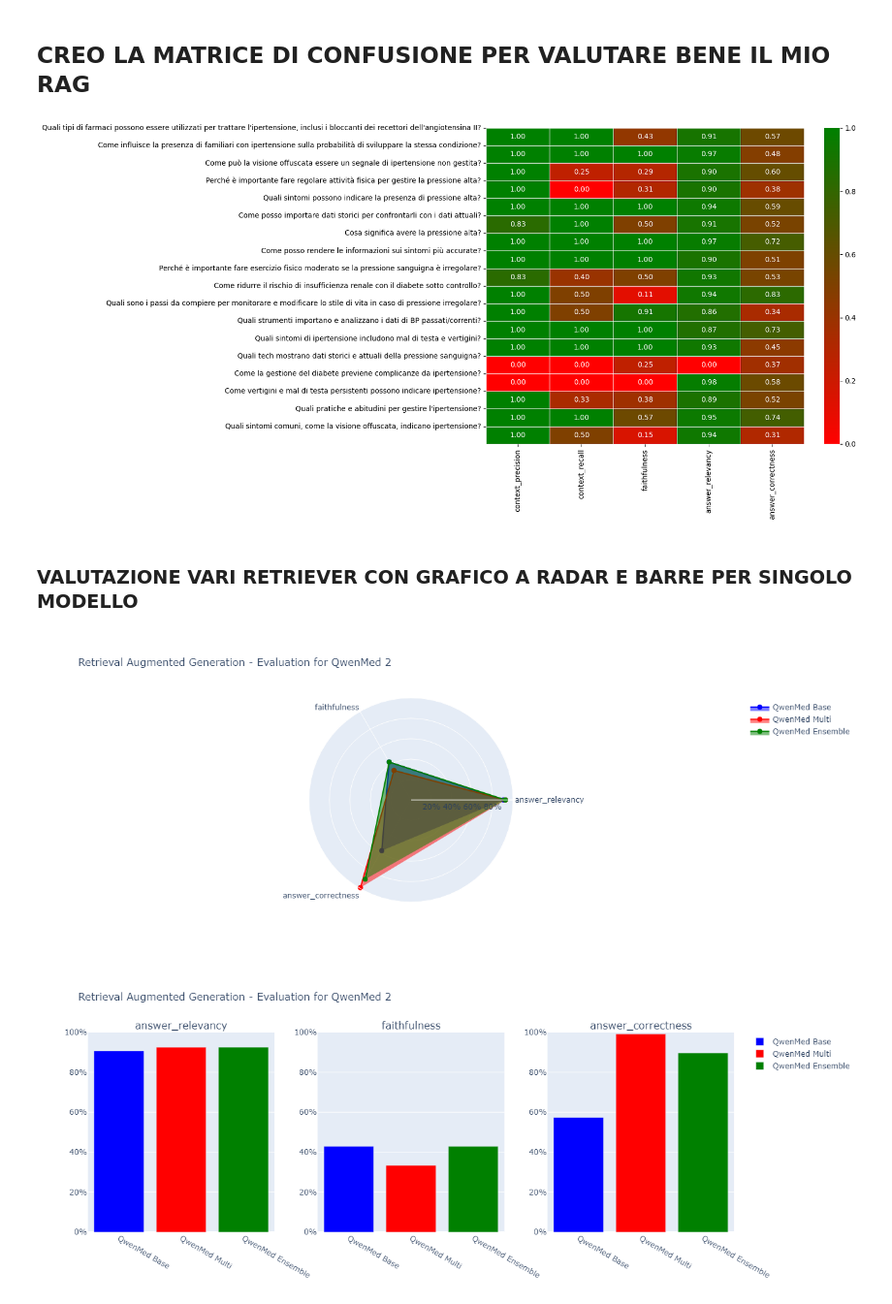
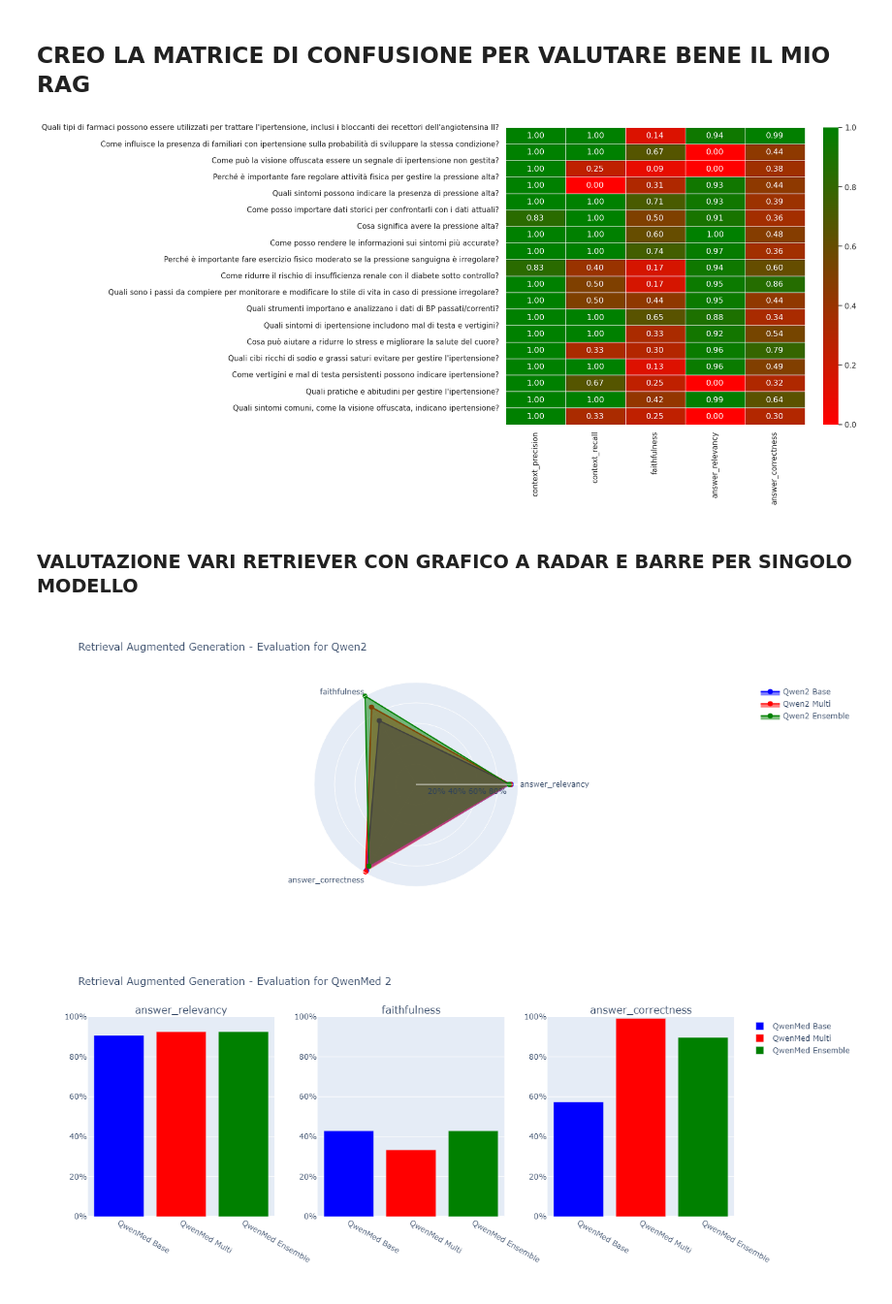
Before and after one commit to mbesep/Tesi-Magistrale-RAG, a Jupyter notebook: RAGAS definitivo.ipynb, the cells around one changed output. Shown at 97% size. Saved outputs shown, nothing was run; the diff lists cells and outputs as text; code cells hidden in the pictures.

Commit message:
Modifica dei notebook e aggiunta di altri file
Modificato RAGAS definitivo e ChunksizeLLamaIndex. Aggiunta la valutazione sui sistemi no RAG e ChunksizeLLamaIndex utilizzando GPT4O Mini

```diff
--- a/RAGAS definitivo.ipynb
+++ b/RAGAS definitivo.ipynb
@@ -1036,8 +1044,8 @@ metrics = [
     answer_relevancy,
     answer_correctness,
     context_recall,
-    context_precision
-    #harmfulness
+    context_precision,
+    harmfulness
 
     # context_relevancy NON NECESSARIA QUANTO LE ALTRE DUE
 ]
@@ -1047,7 +1055,7 @@ def convert_to_dataset(df):
     return Dataset.from_pandas(df)
 
 # Itera su tutti i modelli presenti nel dizionario results
-for model_name in ["qordmlwls/llama3.1-medical","qwen2","mistral-nemo","phi3"]: #AGGIUNGERE ALTRI MODELLI...
+for model_name in ["llama3.1","qordmlwls/llama3.1-medical","qwen2","echelonify/med-qwen2","mistral-nemo","phi3","gemma2"]: #AGGIUNGERE ALTRI MODELLI...
     print(f"Evaluating model: {model_name}")
 
 
@@ -1118,7 +1130,7 @@ Wall time: 13min 32s
 # %%
 import pickle
 # Salva evaluation_results su un file per poter riaccedere successivamente
-with open('evaluation_results_4MODELLI.pkl', 'wb') as f: #Cambianome per salvare più modelli
+with open('evaluation_results_MODELLICOMP.pkl', 'wb') as f: #Cambianome per salvare più modelli
     pickle.dump(evaluation_results, f)
 # %% [markdown]
 ## CARICO MODELLI PER LE ANALISI DA FILE PICKLE
@@ -1138,9 +1150,14 @@ Carico il secondo pickle dove ho salvato i risultati degli altri modelli
 # %%
 import pickle
 # Carica evaluation_results da un file
-with open('evaluation_results_4MODELLI.pkl', 'rb') as f:
+with open('evaluation_results_MODELLICOMP.pkl', 'rb') as f:
     evaluation_results = pickle.load(f)
 # %%
+#LLAMA 3.1
+LlamaBase = evaluation_results["llama3.1"]["base"].to_pandas()
+LlamaMulti = evaluation_results["llama3.1"]["multi"].to_pandas()
+LlamaEnsemble = evaluation_results["llama3.1"]["ensemble"].to_pandas()
+
 # LLAMA 3.1 MED
 LlamaMedBase = evaluation_results["qordmlwls/llama3.1-medical"]["base"].to_pandas()
 LlamaMedMulti = evaluation_results["qordmlwls/llama3.1-medical"]["multi"].to_pandas()
@@ -1151,6 +1168,11 @@ Qwen2Base = evaluation_results["qwen2"]["base"].to_pandas()
 Qwen2Multi = evaluation_results["qwen2"]["multi"].to_pandas()
 Qwen2Ensemble = evaluation_results["qwen2"]["ensemble"].to_pandas()
 
+#QWEN MED
+QwenMedBase = evaluation_results["echelonify/med-qwen2"]["base"].to_pandas()
+QwenMedMulti = evaluation_results["echelonify/med-qwen2"]["multi"].to_pandas()
+QwenMedEnsemble = evaluation_results["echelonify/med-qwen2"]["ensemble"].to_pandas()
+
 #MISTRAL-NEMO
 MistralNemoBase = evaluation_results["mistral-nemo"]["base"].to_pandas()
 MistralNemoMulti = evaluation_results["mistral-nemo"]["multi"].to_pandas()
@@ -1160,3 +1182,8 @@ MistralNemoEnsemble = evaluation_results["mistral-nemo"]["ensemble"].to_pandas()
 Phi3Base = evaluation_results["phi3"]["base"].to_pandas()
 Phi3Multi = evaluation_results["phi3"]["multi"].to_pandas()
 Phi3Ensemble = evaluation_results["phi3"]["ensemble"].to_pandas()
+
+#GEMMA2
+Gemma2Base = evaluation_results["gemma2"]["base"].to_pandas()
+Gemma2Multi = evaluation_results["gemma2"]["multi"].to_pandas()
+Gemma2Ensemble = evaluation_results["gemma2"]["ensemble"].to_pandas()
@@ -1384,22 +1446,22 @@ combined_df
 # %%
 import seaborn as sns
 import matplotlib.pyplot as plt
 from matplotlib.colors import LinearSegmentedColormap
 
 #df = result.to_pandas()
 
-heatmap_data = QwenMedBase[['context_precision', 'context_recall', 'faithfulness', 'answer_relevancy', 'answer_correctness']]
+heatmap_data = QwenMedEnsemble[['context_precision', 'context_recall', 'faithfulness', 'answer_relevancy', 'answer_correctness']]
 
 cmap = LinearSegmentedColormap.from_list('green_red', ['red', 'green'])
 
 plt.figure(figsize=(10, 8))
 sns.heatmap(heatmap_data, annot=True, fmt=".2f", linewidths=.5, cmap=cmap)
 
-plt.yticks(ticks=range(len(QwenMedBase['question'])), labels=QwenMedBase['question'], rotation=0)
+plt.yticks(ticks=range(len(QwenMedEnsemble['question'])), labels=QwenMedEnsemble['question'], rotation=0)
 
 plt.show()
 # %% [output]
-[figure, old version]
+[figure, new version]
 # %% [markdown]
 ### VALUTAZIONE VARI RETRIEVER CON GRAFICO A RADAR E BARRE PER SINGOLO MODELLO
 # %%
@@ -1421,8 +1483,8 @@ metrics = ['answer_relevancy', 'faithfulness', 'answer_correctness']
 
 fig = go.Figure()
 
-for data, name, color in zip([QwenMedBase, QwenMedMulti, QwenMedEnsemble],
-                             ['QwenMed Base', 'QwenMed Multi', 'QwenMed Ensemble'],
+for data, name, color in zip([Qwen2Base, Qwen2Multi, Qwen2Ensemble],
+                             ['Qwen2 Base', 'Qwen2 Multi', 'Qwen2 Ensemble'],
                              ['blue', 'red', 'green']):
     fig.add_trace(go.Scatterpolar(
         r=data[metrics].values.flatten(),
@@ -1448,7 +1510,7 @@ fig.update_layout(
     showlegend=True,
     legend=dict(font=dict(size=12)),
     title=dict(
-        text="Retrieval Augmented Generation - Evaluation for QwenMed 2",
+        text="Retrieval Augmented Generation - Evaluation for Qwen2",
         font=dict(size=16)
     ),
     width=700,
@@ -1457,7 +1519,7 @@ fig.update_layout(
 
 fig.show()
 # %% [output]
-[figure, old version]
+[figure, new version]
 # %%
 import plotly.graph_objects as go
 from plotly.subplots import make_subplots
```
Also changed, not shown: parts of 49 cells of this notebook, 3 other files.
